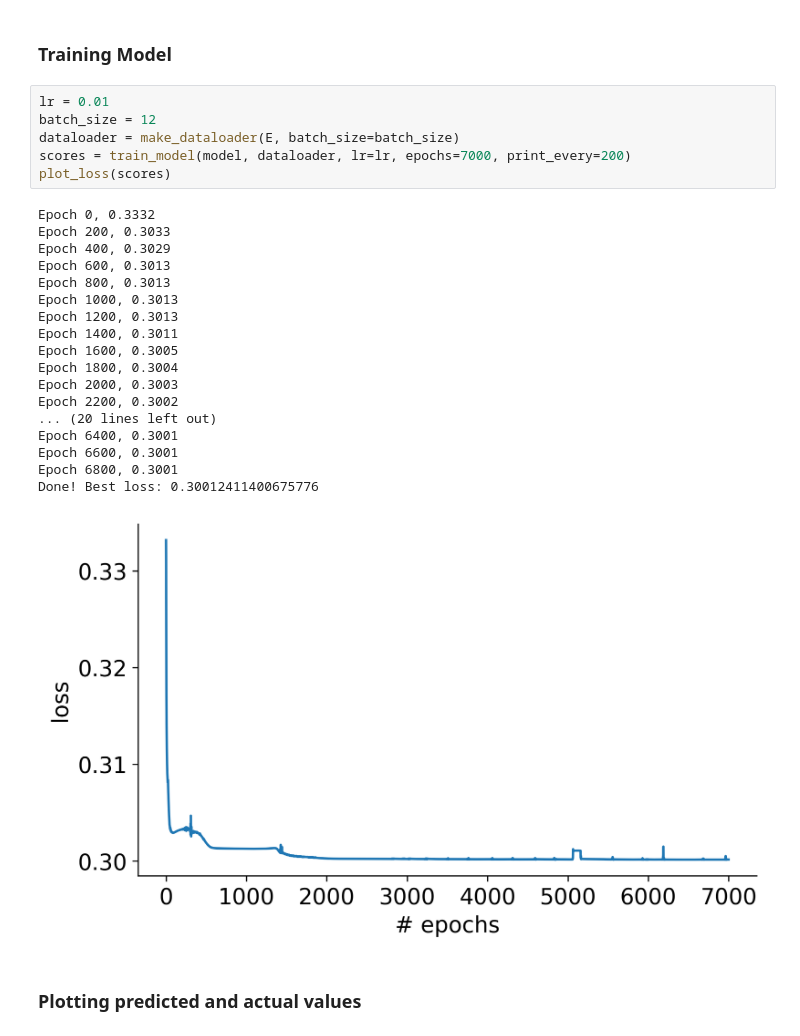
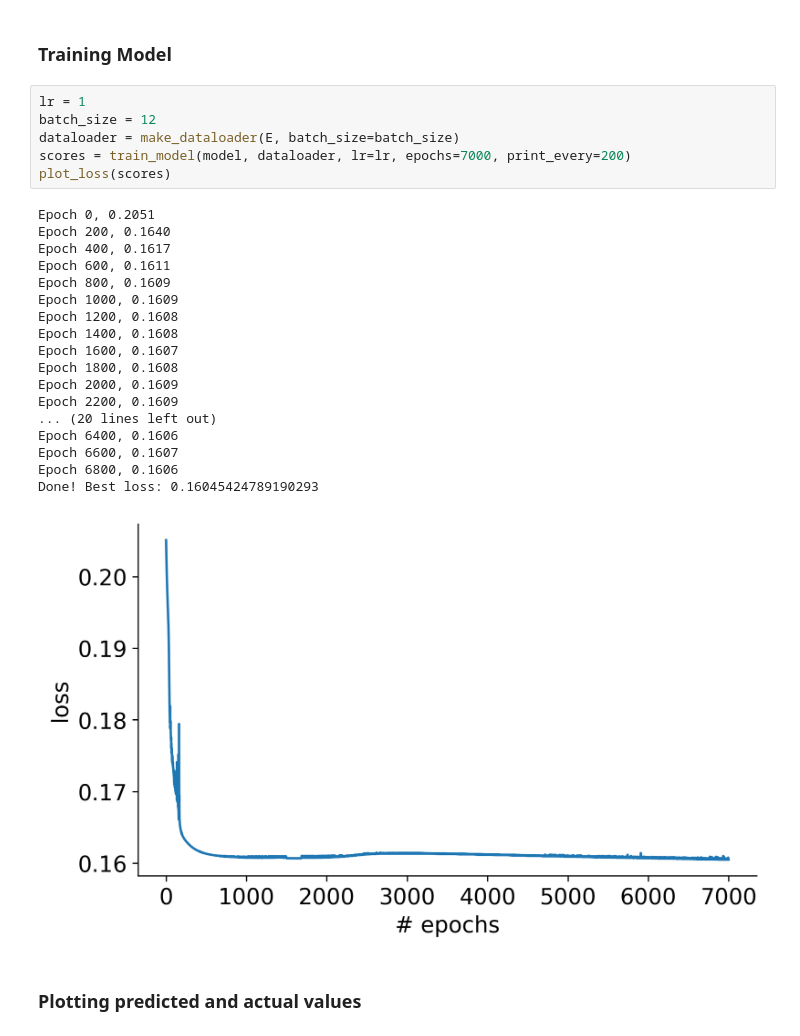
Before and after one commit to avg-bitsian/distributional-td, a Jupyter notebook: main.ipynb, the cells around one changed output. Drawn from its saved outputs; the diff is of its cells as text.

```diff
--- a/main.ipynb
+++ b/main.ipynb
@@ -25,30 +25,30 @@ model # parameters: 48
 # %% [markdown]
 ### Training Model
 # %%
-lr = 0.01
+lr = 1
 batch_size = 12
 dataloader = make_dataloader(E, batch_size=batch_size)
 scores = train_model(model, dataloader, lr=lr, epochs=7000, print_every=200)
 plot_loss(scores)
 # %% [output]
-Epoch 0, 0.3332
-Epoch 200, 0.3033
-Epoch 400, 0.3029
-Epoch 600, 0.3013
-Epoch 800, 0.3013
-Epoch 1000, 0.3013
-Epoch 1200, 0.3013
-Epoch 1400, 0.3011
-Epoch 1600, 0.3005
-Epoch 1800, 0.3004
-Epoch 2000, 0.3003
-Epoch 2200, 0.3002
+Epoch 0, 0.2051
+Epoch 200, 0.1640
+Epoch 400, 0.1617
+Epoch 600, 0.1611
+Epoch 800, 0.1609
+Epoch 1000, 0.1609
+Epoch 1200, 0.1608
+Epoch 1400, 0.1608
+Epoch 1600, 0.1607
+Epoch 1800, 0.1608
+Epoch 2000, 0.1609
+Epoch 2200, 0.1609
 ... (20 lines left out)
-Epoch 6400, 0.3001
-Epoch 6600, 0.3001
-Epoch 6800, 0.3001
-Done! Best loss: 0.30012411400675776
+Epoch 6400, 0.1606
+Epoch 6600, 0.1607
+Epoch 6800, 0.1606
+Done! Best loss: 0.16045424789190293
-[figure, old version]
+[figure, new version]
 # %% [markdown]
 ### Plotting predicted and actual values
 # %%
```
Also changed, not shown: parts of 2 cells of this notebook, 1 other file.
